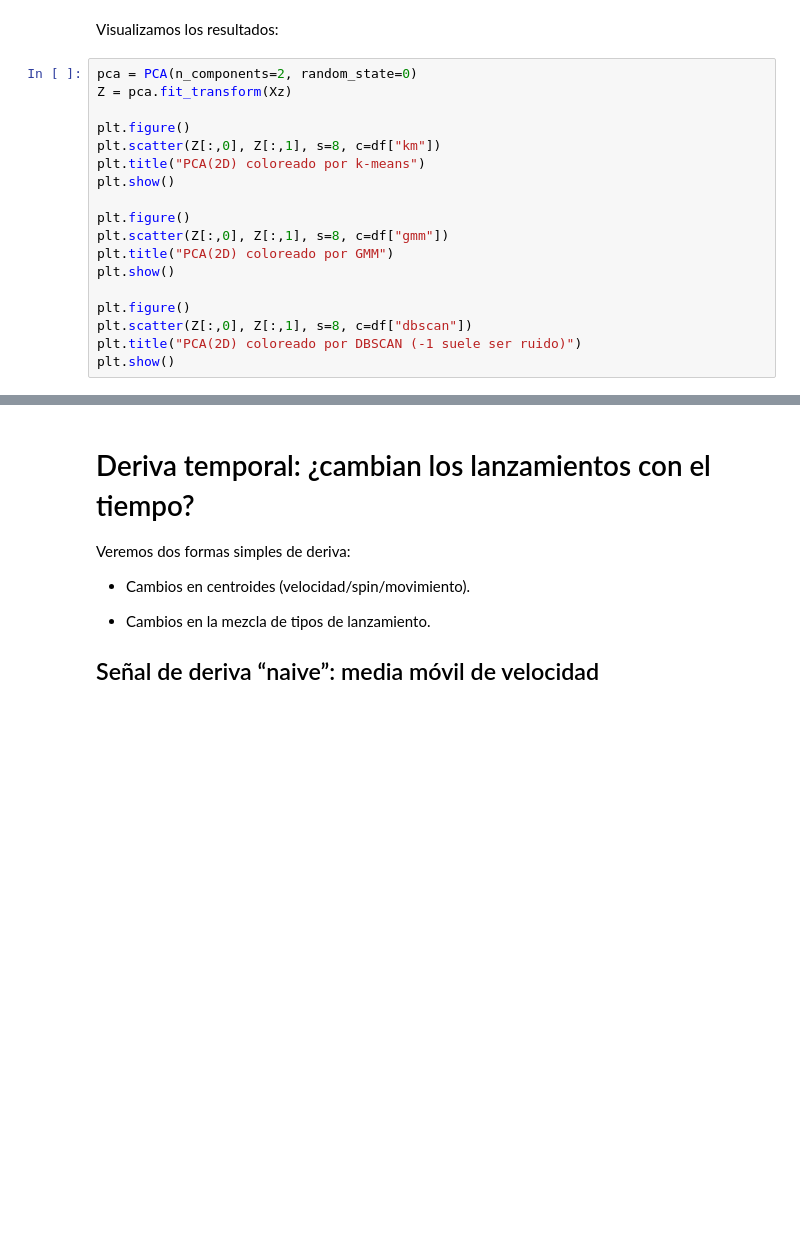
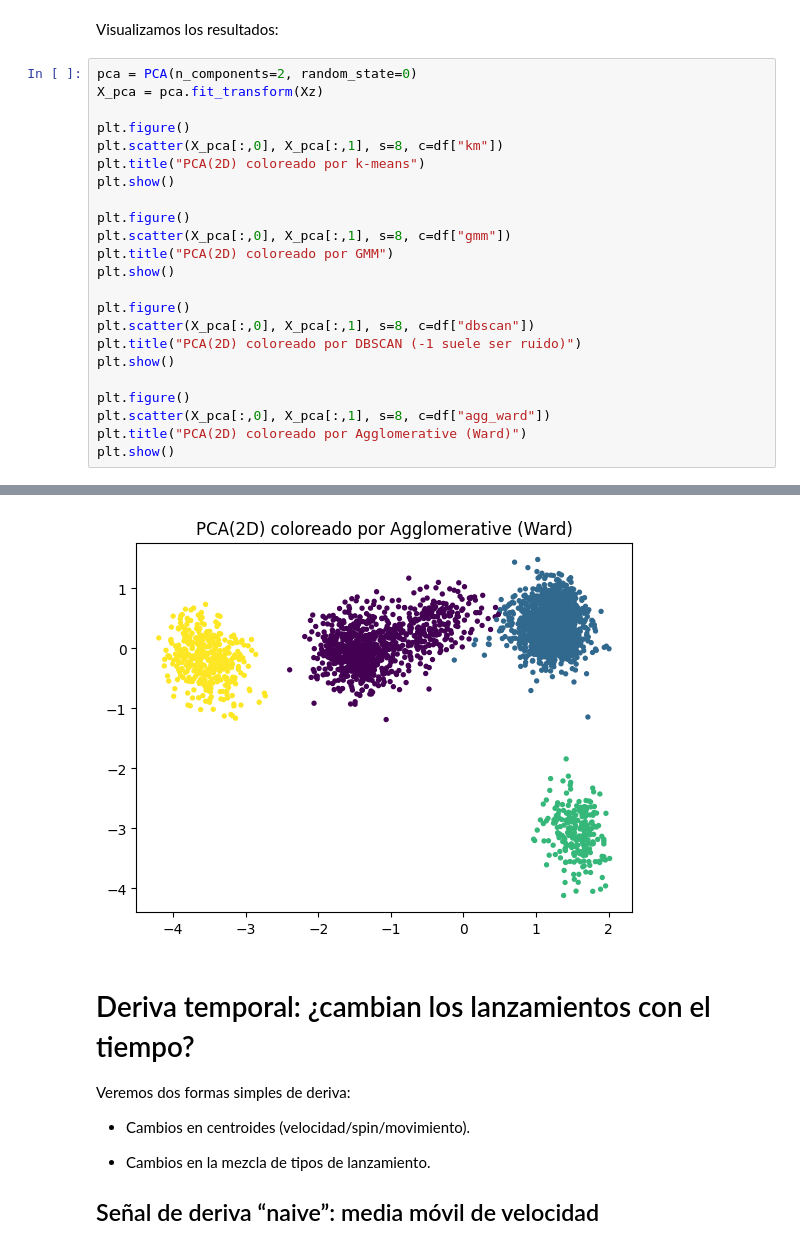
Before and after one commit to carmenlancho/FeatureSelection_Complexity, a Jupyter notebook: ClusteringSports.ipynb, the cells around one changed output, grey strips where cells are left out. Drawn from its saved outputs; the diff is of its cells as text; blank space fills up the shorter version.

```diff
--- a/ClusteringSports.ipynb
+++ b/ClusteringSports.ipynb
@@ -373,26 +356,32 @@ df.groupby(["dbscan", "pitch_type"]).size().unstack(fill_value=0)
 Visualizamos los resultados:
 # %%
 pca = PCA(n_components=2, random_state=0)
-Z = pca.fit_transform(Xz)
+X_pca = pca.fit_transform(Xz)
 
 plt.figure()
-plt.scatter(Z[:,0], Z[:,1], s=8, c=df["km"])
+plt.scatter(X_pca[:,0], X_pca[:,1], s=8, c=df["km"])
 plt.title("PCA(2D) coloreado por k-means")
 plt.show()
 
 plt.figure()
-plt.scatter(Z[:,0], Z[:,1], s=8, c=df["gmm"])
+plt.scatter(X_pca[:,0], X_pca[:,1], s=8, c=df["gmm"])
 plt.title("PCA(2D) coloreado por GMM")
 plt.show()
 
 plt.figure()
-plt.scatter(Z[:,0], Z[:,1], s=8, c=df["dbscan"])
+plt.scatter(X_pca[:,0], X_pca[:,1], s=8, c=df["dbscan"])
 plt.title("PCA(2D) coloreado por DBSCAN (-1 suele ser ruido)")
 plt.show()
+
+plt.figure()
+plt.scatter(X_pca[:,0], X_pca[:,1], s=8, c=df["agg_ward"])
+plt.title("PCA(2D) coloreado por Agglomerative (Ward)")
+plt.show()
 # %% [output]
 [figure]
 [figure]
 [figure]
+[figure, added]
 # %% [markdown]
 #  Deriva temporal: ¿cambian los lanzamientos con el tiempo?
 
```
Also changed, not shown: parts of 15 cells of this notebook.
